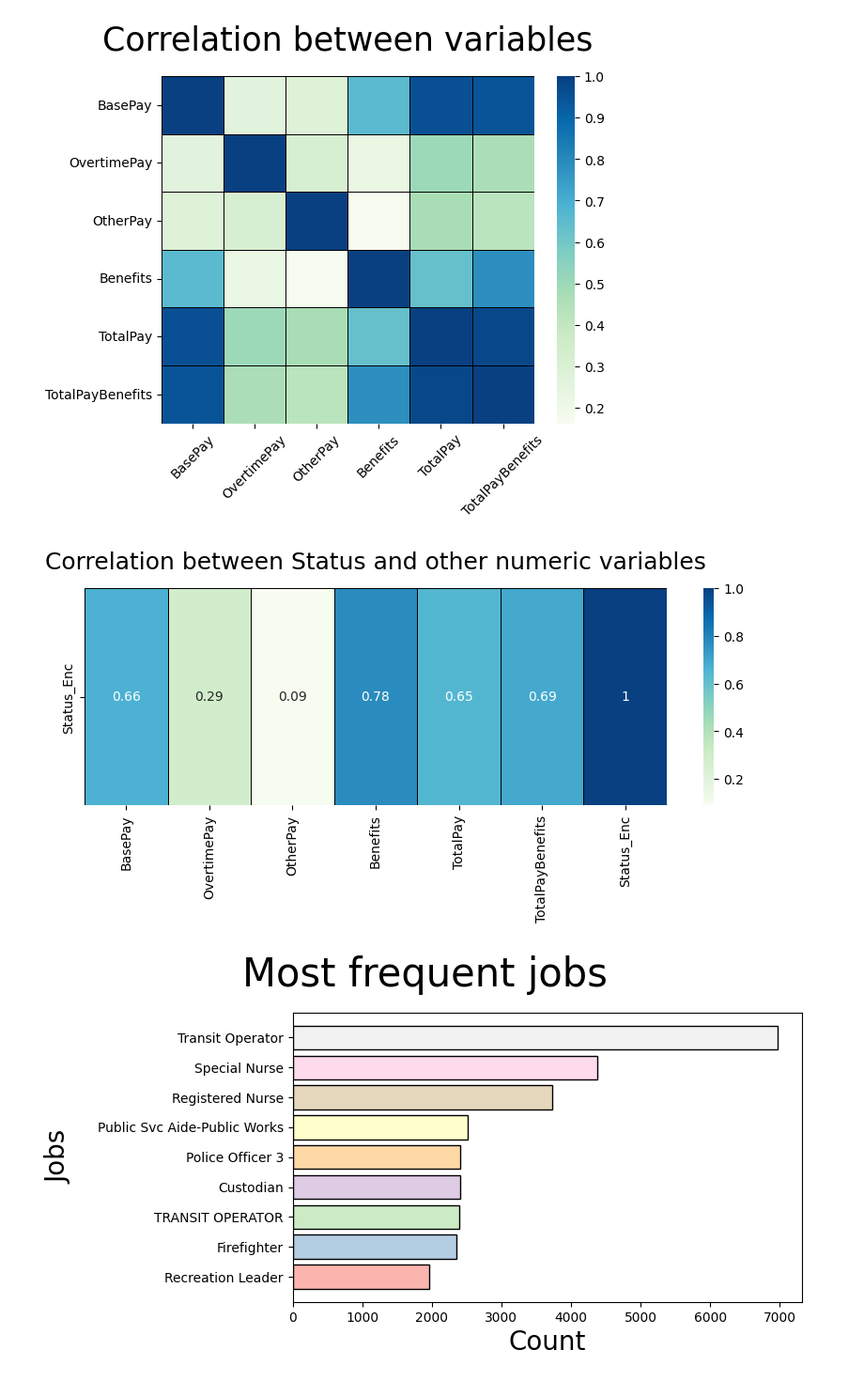
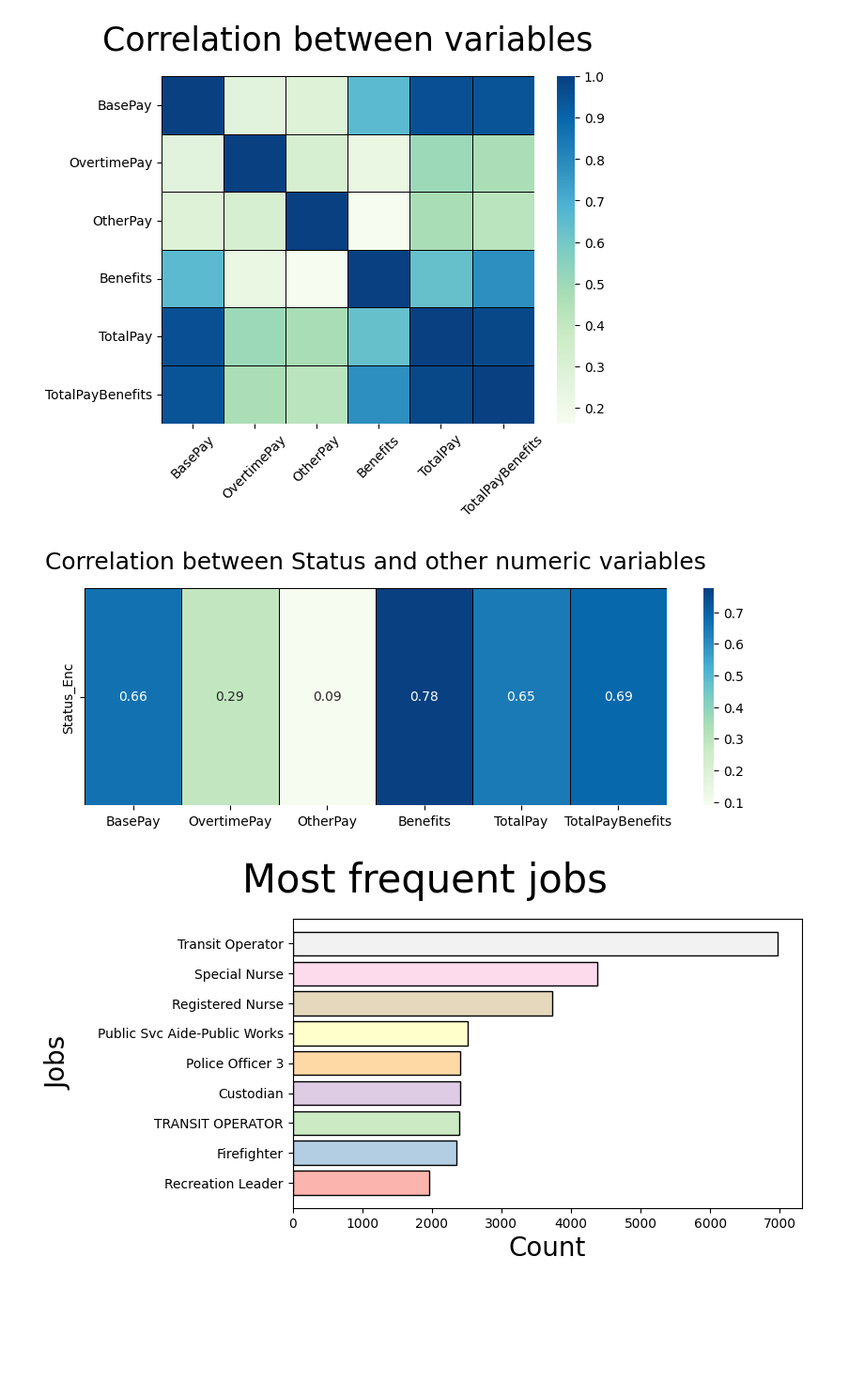
Before and after one commit to niccolozoboli/Programming-January-, a Jupyter notebook: Salaries_definitivo.ipynb, the cells around one changed output. Shown: that part at 94% size. Saved outputs shown, nothing was run; the diff lists cells and outputs as text; code cells hidden in the pictures; blank space fills up the shorter version.

```diff
--- a/Salaries_definitivo.ipynb
+++ b/Salaries_definitivo.ipynb
@@ -101,3 +101,8 @@ df['EmployeeName'].duplicated().sum()
 #some employees have wages registered in different years
 # %% [output]
 37844
+# %%
+#standardize employee names
+df['EmployeeName']=df['EmployeeName'].apply(lambda x:str(x))
+df['EmployeeName']=df['EmployeeName'].apply(lambda x:x.title())
+df['EmployeeName'].head()
@@ -141,6 +153,9 @@ df=df.dropna(subset=['BasePay', 'EmployeeName'])
 #change the data type of 'BasePay', 'OvertimePay', 'OtherPay' to float
 for col in ['BasePay', 'OvertimePay', 'OtherPay']:
     df[col]=df[col].astype(float)
+# %%
+#reset index
+df=df.reset_index(drop=True)
 # %%
 #check how the dataframe has changed
 df.info()
@@ -273,15 +288,15 @@ plt.show()
 # %%
 #create a new column with the Status values encoded
 df['Status_Enc']=df['Status']
-df['Status_Enc']=df['Status_Enc'].replace({'FT':1,'PT':0})
+df['Status_Enc']=df['Status_Enc'].replace({'PT':0, 'FT':1})
 
 df_corr=df[['BasePay', 'OvertimePay', 'OtherPay', 'Benefits', 'TotalPay', 'TotalPayBenefits', 'Status_Enc']].corr()
 plt.figure(figsize=(10,3))
 plt.title('Correlation between Status and other numeric variables', fontsize=18, pad=15)
-sns.heatmap(df_corr[['Status_Enc']].T, cmap='GnBu', linecolor='black', linewidths=0.5, annot=True)
+sns.heatmap(df_corr[['Status_Enc']][:-1].T, cmap='GnBu', linecolor='black', linewidths=0.5, annot=True)
 plt.show()
 # %% [output]
-[figure, old version]
+[figure, new version]
 # %%
 frequent_10_jobs = df['JobTitle'].value_counts()[:9].sort_values()
 plt.figure(figsize=(7, 4))
```
Also changed, not shown: parts of 21 cells of this notebook.
